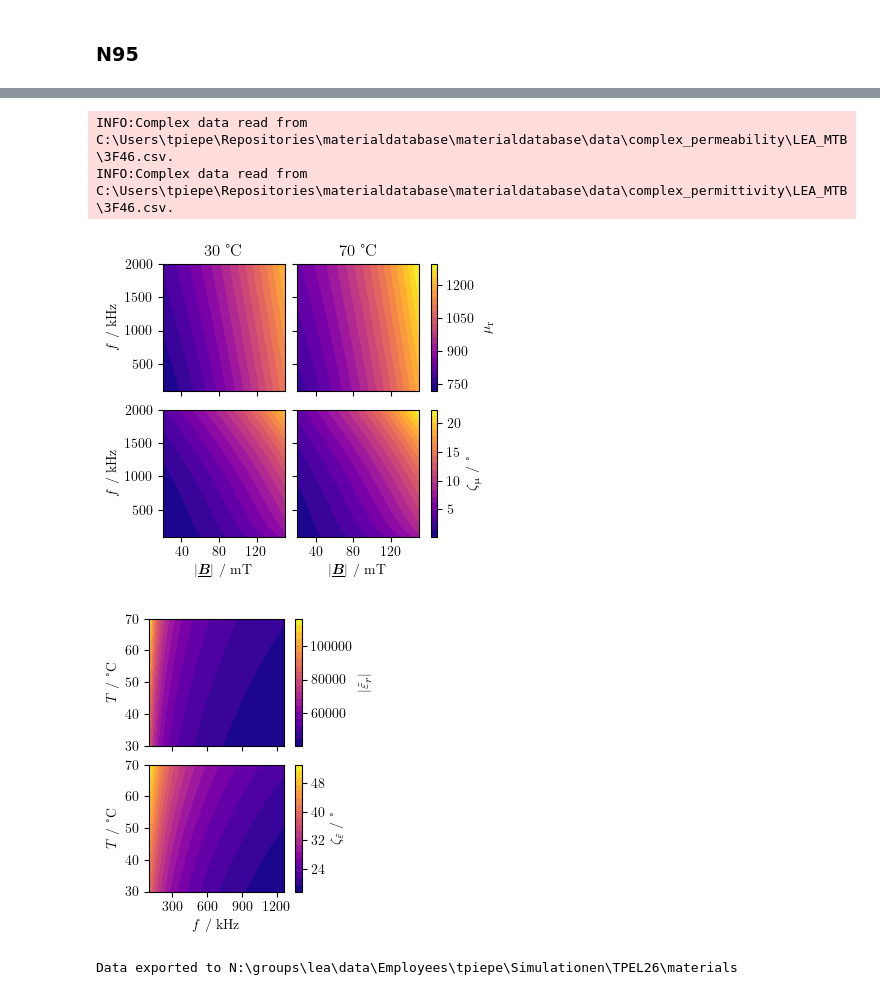
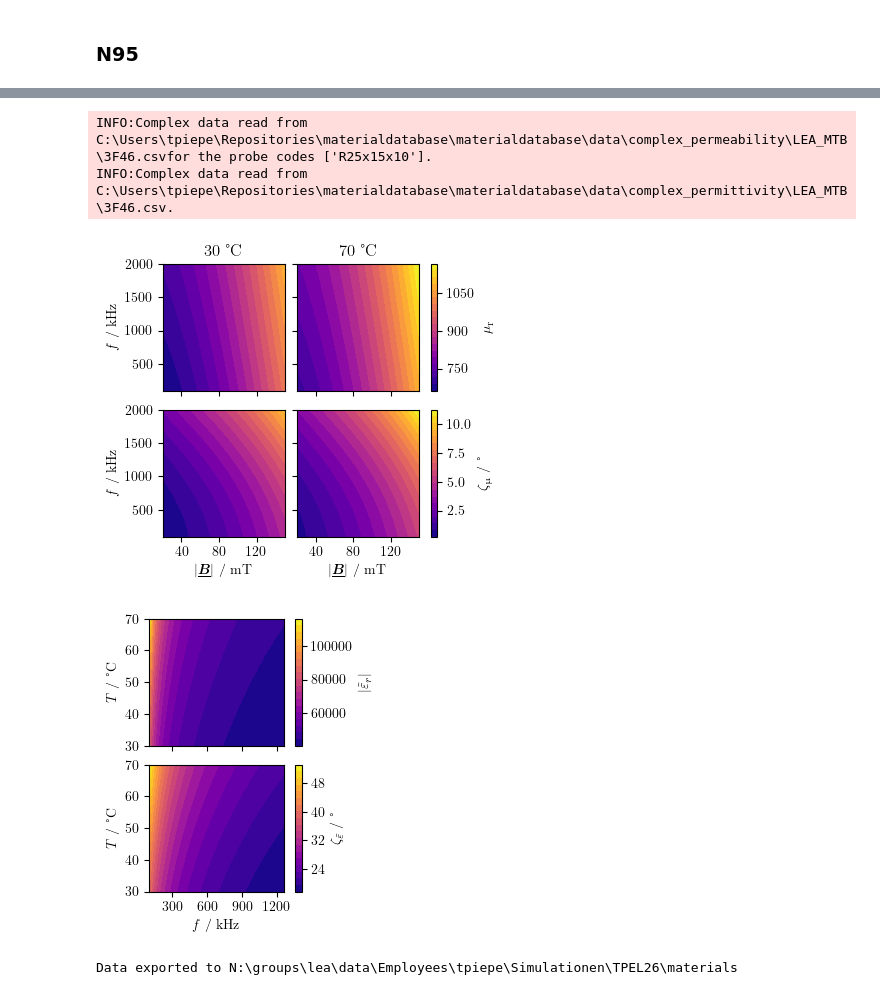
Before and after one commit to upb-lea/dimensional-performance-factor, a Jupyter notebook: dev/material_data.ipynb, the cells around one changed output, grey strips where cells are left out. Drawn from its saved outputs; the diff is of its cells as text; code cells hidden in the pictures.

Commit message:
updated data for probe code selection (only sintered toroids)

```diff
--- a/dev/material_data.ipynb
+++ b/dev/material_data.ipynb
@@ -28,6 +28,7 @@ mdb_data = mdb.Data()
 ### N49
 # %%
 material_name = mdb.Material.N49
+probe_codes = ["R16x9.6x6.3"]
 permeability_data_source = mdb.DataSource.LEA_MTB
 permittivity_data_source = mdb.DataSource.LEA_MTB
 
@@ -38,7 +39,8 @@ f_max_grid = 1.3e6
 # Permeability
 permeability = mdb_data.get_complex_permeability(material=material_name,
                                                  data_source=permeability_data_source,
-                                                 pv_fit_function=mdb.FitFunction.enhancedSteinmetz)
+                                                 pv_fit_function=mdb.FitFunction.enhancedSteinmetz,
+                                                 probe_codes=probe_codes)
 df_permeability_grid = permeability.to_grid(grid_frequency=np.linspace(f_min_grid, f_max_grid, 20),
                                             grid_temperature=np.linspace(30, 70, 10),
                                             grid_flux_density=np.linspace(0, 0.2, 100),
@@ -101,6 +103,7 @@ Data exported to N:\groups\lea\data\Employees\tpiepe\Simulationen\TPEL26\materia
 ### N95
 # %%
 material_name = mdb.Material.N95
+probe_codes = ["R29.5x19x14.9"]
 permeability_data_source = mdb.DataSource.LEA_MTB
 permittivity_data_source = mdb.DataSource.LEA_MTB
 
@@ -111,7 +114,8 @@ f_max_grid = 750e3
 # Permeability
 permeability = mdb_data.get_complex_permeability(material=material_name,
                                                  data_source=permeability_data_source,
-                                                 pv_fit_function=mdb.FitFunction.enhancedSteinmetz)
+                                                 pv_fit_function=mdb.FitFunction.enhancedSteinmetz,
+                                                 probe_codes=probe_codes)
 df_permeability_grid = permeability.to_grid(grid_frequency=np.linspace(f_min_grid, f_max_grid, 20),
                                             grid_temperature=np.linspace(30, 70, 10),
                                             grid_flux_density=np.linspace(0, 0.2, 100),
@@ -172,6 +176,7 @@ INFO:Complex data read from C:\Users\tpiepe\Repositories\materialdatabase\materi
 Data exported to N:\groups\lea\data\Employees\tpiepe\Simulationen\TPEL26\materials
 # %%
 material_name = mdb.Material._3F46
+probe_codes = ["R25x15x10"]
 permeability_data_source = mdb.DataSource.LEA_MTB
 permittivity_data_source = mdb.DataSource.LEA_MTB
 
@@ -182,7 +187,8 @@ f_max_grid = 2000e3
 # Permeability
 permeability = mdb_data.get_complex_permeability(material=material_name,
                                                  data_source=permeability_data_source,
-                                                 pv_fit_function=mdb.FitFunction.enhancedSteinmetz)
+                                                 pv_fit_function=mdb.FitFunction.enhancedSteinmetz,
+                                                 probe_codes=probe_codes)
 df_permeability_grid = permeability.to_grid(grid_frequency=np.linspace(f_min_grid, f_max_grid, 20),
                                             grid_temperature=np.linspace(30, 70, 10),
                                             grid_flux_density=np.linspace(0, 0.2, 100),
@@ -210,34 +216,34 @@ if plot:
                                                      f"{permeability_data_source.value}_permeability_grid.pdf")
     permeability.plot_grid(df_permeability_grid,
                            save_path=link2permeability_plot,
                            temps=[30, 70],
                            no_levels=20,
                            f_min=f_min_grid, f_max=f_max_grid,
                            b_min=20e-3, b_max=150e-3)
 
     # Permittivity
     link2permittivity_plot = (path2grid_plot.joinpath(f"{material_name.value}_"
                                                       f"{permittivity_data_source.value}_permittivity_grid.pdf"))
     permittivity.plot_grid(df_permittivity_grid,
                            no_levels=20,
                            save_path=link2permittivity_plot,
                            f_min=1e5, f_max=1.3e6)
 
 if save_to_file:
     # Permeability
     link2permeability_grid = path2grid_export.joinpath(f"{material_name.value}_"
                                                        f"{permeability_data_source.value}_permeability_grid.txt")
     permeability.grid2txt(df_permeability_grid, link2permeability_grid)
 
     # Permittivity
     link2permittivity_grid = path2grid_export.joinpath(f"{material_name.value}_"
                                                        f"{permittivity_data_source.value}_permittivity_grid.txt")
     permittivity.grid2txt(df_permittivity_grid, link2permittivity_grid)
 
     print(f"Data exported to {path2grid_export}")
 # %% [output]
-INFO:Complex data read from C:\Users\tpiepe\Repositories\materialdatabase\materialdatabase\data\complex_permeability\LEA_MTB\3F46.csv.
+INFO:Complex data read from C:\Users\tpiepe\Repositories\materialdatabase\materialdatabase\data\complex_permeability\LEA_MTB\3F46.csvfor the probe codes ['R25x15x10'].
 INFO:Complex data read from C:\Users\tpiepe\Repositories\materialdatabase\materialdatabase\data\complex_permittivity\LEA_MTB\3F46.csv.
-[figure, old version]
+[figure, new version]
 [figure]
 Data exported to N:\groups\lea\data\Employees\tpiepe\Simulationen\TPEL26\materials
```
Also changed, not shown: parts of 2 cells of this notebook.
